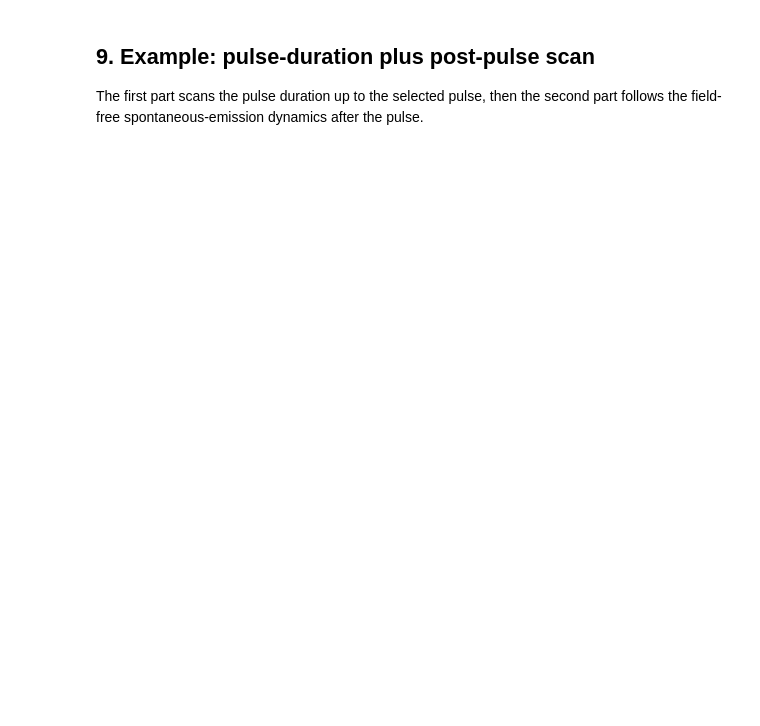
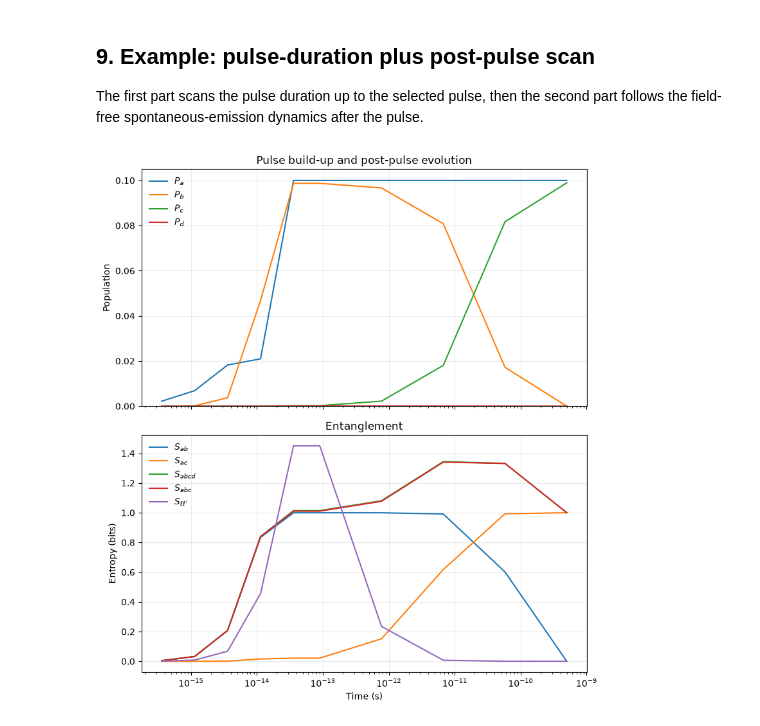
Before and after one commit to AxelStenquist/GE_Entanglement, a Jupyter notebook: multipulse/Run_Multipulse.ipynb, the cells around one changed output. Saved outputs shown, nothing was run; the diff lists cells and outputs as text; code cells hidden in the pictures; blank space fills up the shorter version.

```diff
--- a/multipulse/Run_Multipulse.ipynb
+++ b/multipulse/Run_Multipulse.ipynb
@@ -354,8 +371,8 @@ print(f"Runtime: {timeit.default_timer() - start_time:.2f} s")
 
 The first part scans the pulse duration up to the selected pulse, then the second part follows the field-free spontaneous-emission dynamics after the pulse.
 # %%
-tau_scan = np.geomspace(tau_I[0] / 100, tau_I[0], 10)
-tf_array = np.geomspace(tf_pulse_end, tf_max, 10)
+tau_scan = np.geomspace(tau_I[0] / 100, tau_I[0], 5)
+tf_array = np.geomspace(tf_pulse_end, tf_max, 5)
 total_scan = np.concatenate((tau_scan, tf_array))
 
 P_a_combined = np.zeros(len(total_scan))
@@ -389,10 +406,10 @@ for i, tau_value in enumerate(tau_scan):
     ent_ab_combined[i], ent_ac_combined[i], ent_abcd_combined[i], ent_abc_combined[i], ent_ll_combined[i] = entanglement_abcd(
         eps_current, eps_l_current, ca, cb, cc, cd
     )
-    P_a_combined[i] = np.trapz(np.abs(ca) ** 2, x=eps_current)
-    P_b_combined[i] = np.trapz(np.abs(cb) ** 2, x=eps_current)
-    P_c_combined[i] = np.trapz(np.trapz(np.abs(cc) ** 2, x=eps_l_current, axis=1), x=eps_current)
-    P_d_combined[i] = np.trapz(np.trapz(np.abs(cd) ** 2, x=eps_l_current, axis=1), x=eps_current)
+    P_a_combined[i] = np.trapezoid(np.abs(ca) ** 2, x=eps_current)
+    P_b_combined[i] = np.trapezoid(np.abs(cb) ** 2, x=eps_current)
+    P_c_combined[i] = np.trapezoid(np.trapezoid(np.abs(cc) ** 2, x=eps_l_current, axis=1), x=eps_current)
+    P_d_combined[i] = np.trapezoid(np.trapezoid(np.abs(cd) ** 2, x=eps_l_current, axis=1), x=eps_current)
 
 # Re-establish the full selected pulse before the post-pulse scan.
 t_post = def_t_array(typ, t_Is[:1], tau_I[:1])
@@ -408,40 +425,42 @@ for j, tf in enumerate(tf_array):
         eps_ba,
         Nl=111,
         include_secondary=True,
-        Nl2=160,
+        Nl2=100,
     )
 
     _, _, _, ca, cb, cc, cd = WF_amp_spontaneous_Npulse(
         tf, t_post, eps_post, eps_l_current,
         t_Is[:1], EI[:1], tau_I[:1], omega_0, eps_ba, z12, z0, typ,
         depletion=True,
     )
 
     ent_ab_combined[idx], ent_ac_combined[idx], ent_abcd_combined[idx], ent_abc_combined[idx], ent_ll_combined[idx] = entanglement_abcd(
         eps_post, eps_l_current, ca, cb, cc, cd
     )
-    P_a_combined[idx] = np.trapz(np.abs(ca) ** 2, x=eps_post)
-    P_b_combined[idx] = np.trapz(np.abs(cb) ** 2, x=eps_post)
-    P_c_combined[idx] = np.trapz(np.trapz(np.abs(cc) ** 2, x=eps_l_current, axis=1), x=eps_post)
-    P_d_combined[idx] = np.trapz(np.trapz(np.abs(cd) ** 2, x=eps_l_current, axis=1), x=eps_post)
+    P_a_combined[idx] = np.trapezoid(np.abs(ca) ** 2, x=eps_post)
+    P_b_combined[idx] = np.trapezoid(np.abs(cb) ** 2, x=eps_post)
+    P_c_combined[idx] = np.trapezoid(np.trapezoid(np.abs(cc) ** 2, x=eps_l_current, axis=1), x=eps_post)
+    P_d_combined[idx] = np.trapezoid(np.trapezoid(np.abs(cd) ** 2, x=eps_l_current, axis=1), x=eps_post)
 
 plot_scan_results(
     total_scan * gf.AU_TIME * 1e-18,
     populations={
         r"$P_a$": P_a_combined,
         r"$P_b$": P_b_combined,
         r"$P_c$": P_c_combined,
         r"$P_d$": P_d_combined,
     },
     entropies={
         r"$S_{ab}$": ent_ab_combined,
         r"$S_{ac}$": ent_ac_combined,
         r"$S_{abcd}$": ent_abcd_combined,
         r"$S_{abc}$": ent_abc_combined,
         r"$S_{\ell\ell'}$": ent_ll_combined,
     },
     x_label="Time (s)",
     log_x=True,
     title="Pulse build-up and post-pulse evolution",
 )
 plt.show()
+# %% [output]
+[figure, added]
```
Also changed, not shown: parts of 7 cells of this notebook, 3 other files.
